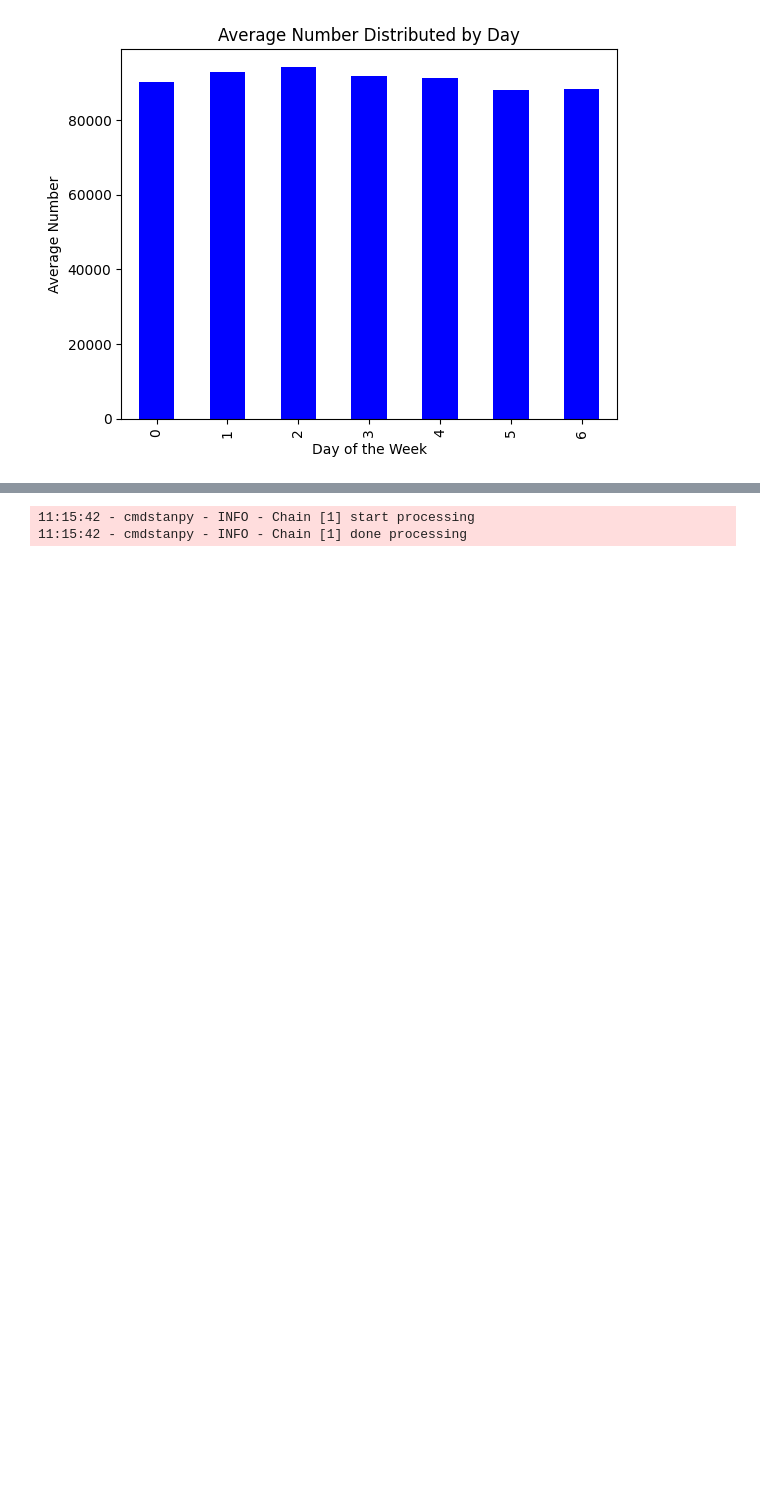
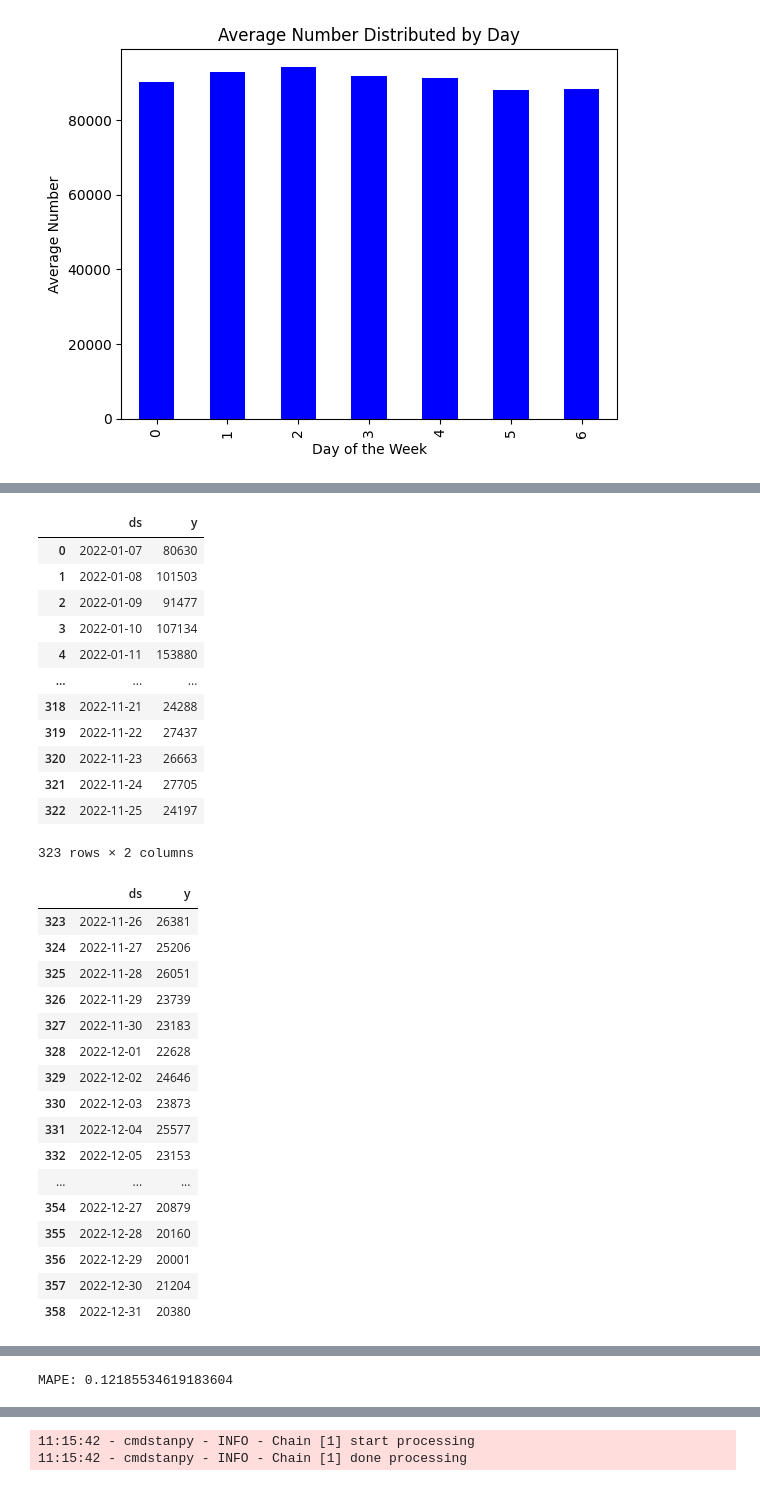
Before and after one commit to carlostbello/COMAP2023, a Jupyter notebook: src/test.ipynb, the cells around one changed output, grey strips where cells are left out. Saved outputs shown, nothing was run; the diff lists cells and outputs as text; code cells hidden in the pictures; blank space fills up the shorter version.

```diff
--- a/src/test.ipynb
+++ b/src/test.ipynb
@@ -84,0 +94,48 @@ ModuleNotFoundError: No module named 'prophet'
+# %%
+# Split the data into training and test sets
+train_size = int(len(df_numpeople_predict) * 0.9)
+train_data, test_data = df_numpeople_predict[:train_size], df_numpeople_predict[train_size:]
+display(train_data)
+display(test_data)
+# Fit the model to the training data
+model = Prophet()
+model.fit(train_data)
+
+# Make predictions on the test set
+future_dates = model.make_future_dataframe(periods=len(test_data), freq='D')
+predictions = model.predict(future_dates)[-len(test_data):]
+
+# Evaluate the model's accuracy
+mape = mean_absolute_percentage_error(test_data['y'], predictions['yhat'])
+print('MAPE: {}'.format(mape))
+# %% [output]
+|  | ds | y |
+| 0 | 2022-01-07 | 80630 |
+| 1 | 2022-01-08 | 101503 |
+| 2 | 2022-01-09 | 91477 |
+| 3 | 2022-01-10 | 107134 |
+| 4 | 2022-01-11 | 153880 |
+| ... | ... | ... |
+| 318 | 2022-11-21 | 24288 |
+| 319 | 2022-11-22 | 27437 |
+| 320 | 2022-11-23 | 26663 |
+| 321 | 2022-11-24 | 27705 |
+| 322 | 2022-11-25 | 24197 |
+323 rows × 2 columns
+|  | ds | y |
+| 323 | 2022-11-26 | 26381 |
+| 324 | 2022-11-27 | 25206 |
+| 325 | 2022-11-28 | 26051 |
+| 326 | 2022-11-29 | 23739 |
+| 327 | 2022-11-30 | 23183 |
+| 328 | 2022-12-01 | 22628 |
+| 329 | 2022-12-02 | 24646 |
+| 330 | 2022-12-03 | 23873 |
+| 331 | 2022-12-04 | 25577 |
+| 332 | 2022-12-05 | 23153 |
+| ... | ... | ... |
+| 354 | 2022-12-27 | 20879 |
+| 355 | 2022-12-28 | 20160 |
+| 356 | 2022-12-29 | 20001 |
+| 357 | 2022-12-30 | 21204 |
+| 358 | 2022-12-31 | 20380 |
@@ -85,3 +144,4 @@ ModuleNotFoundError: No module named 'prophet'
+MAPE: 0.12185534619183604
 # %%
 plt.plot(forecast['ds'], forecast['yhat'], color='red', marker='o')
 plt.title('number of results per day', fontsize=14)
```
Also changed, not shown: parts of 7 cells of this notebook, 1 other file.
